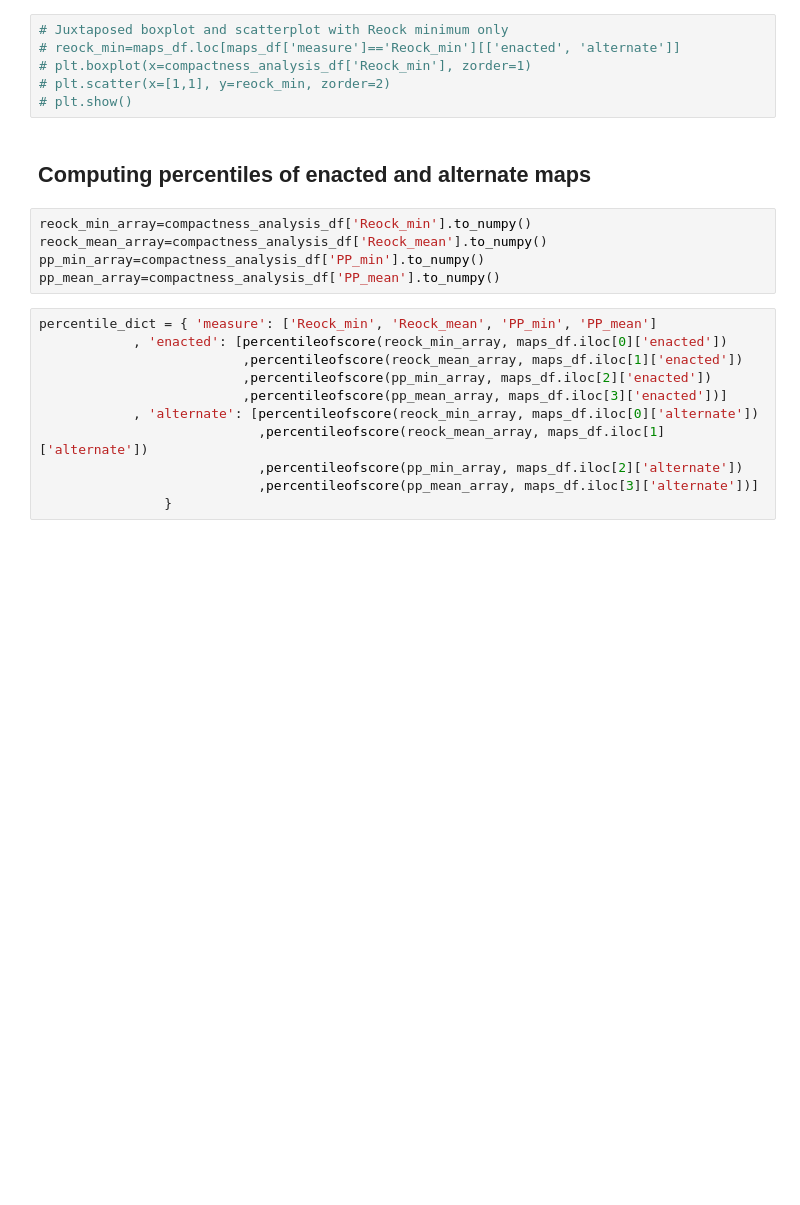
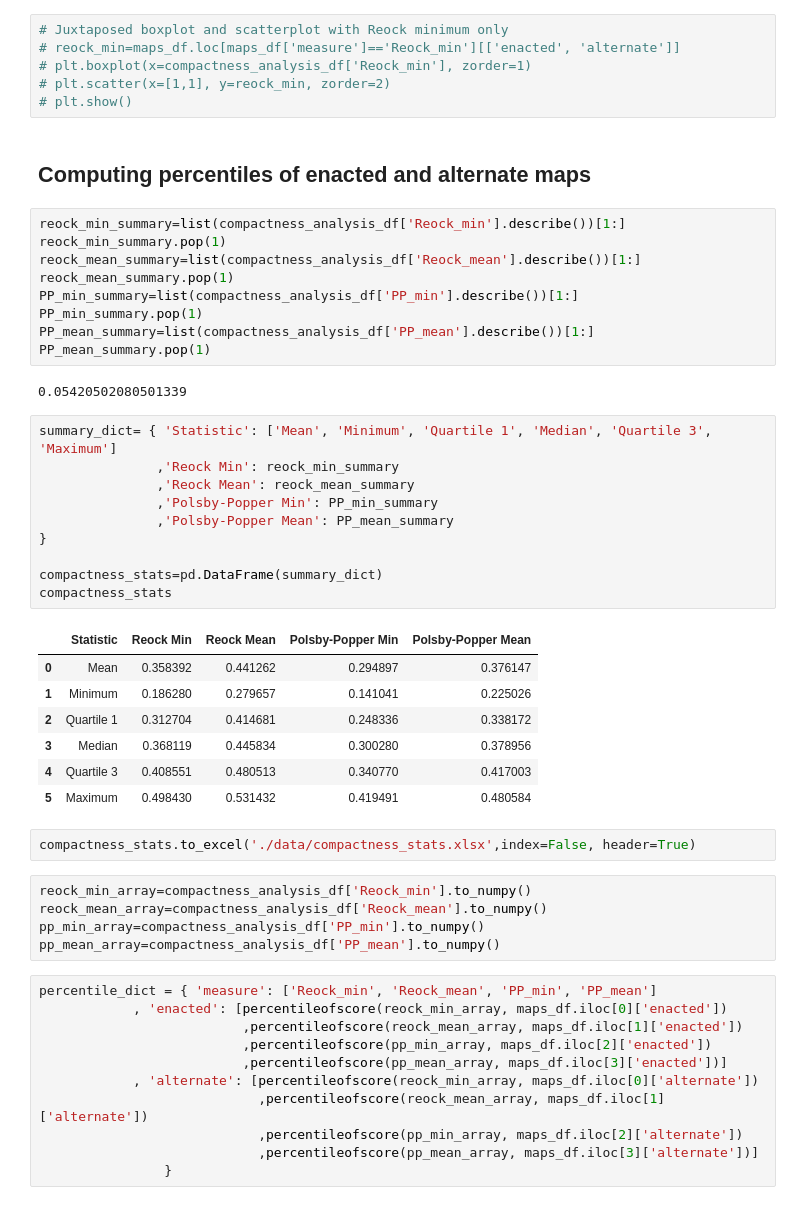
Before and after one commit to stefaniegwangphd/ia-redistricting, a Jupyter notebook: simulation_map_analysis.ipynb, the cells around one changed output. Saved outputs shown, nothing was run; the diff lists cells and outputs as text; blank space fills up the shorter version.

Commit message:
create dataframe for compactness score stats

```diff
--- a/simulation_map_analysis.ipynb
+++ b/simulation_map_analysis.ipynb
@@ -253,6 +253,37 @@ Regarding above boxplots, the enacted map is at or below the median for all metr
 # plt.show()
 # %% [markdown]
 ## Computing percentiles of enacted and alternate maps
+# %%
+reock_min_summary=list(compactness_analysis_df['Reock_min'].describe())[1:]
+reock_min_summary.pop(1)
+reock_mean_summary=list(compactness_analysis_df['Reock_mean'].describe())[1:]
+reock_mean_summary.pop(1)
+PP_min_summary=list(compactness_analysis_df['PP_min'].describe())[1:]
+PP_min_summary.pop(1)
+PP_mean_summary=list(compactness_analysis_df['PP_mean'].describe())[1:]
+PP_mean_summary.pop(1)
+# %% [output]
+0.05420502080501339
+# %%
+summary_dict= { 'Statistic': ['Mean', 'Minimum', 'Quartile 1', 'Median', 'Quartile 3', 'Maximum']
+               ,'Reock Min': reock_min_summary
+               ,'Reock Mean': reock_mean_summary
+               ,'Polsby-Popper Min': PP_min_summary
+               ,'Polsby-Popper Mean': PP_mean_summary
+}
+
+compactness_stats=pd.DataFrame(summary_dict)
+compactness_stats
+# %% [output]
+|  | Statistic | Reock Min | Reock Mean | Polsby-Popper Min | Polsby-Popper Mean |
+| 0 | Mean | 0.358392 | 0.441262 | 0.294897 | 0.376147 |
+| 1 | Minimum | 0.186280 | 0.279657 | 0.141041 | 0.225026 |
+| 2 | Quartile 1 | 0.312704 | 0.414681 | 0.248336 | 0.338172 |
+| 3 | Median | 0.368119 | 0.445834 | 0.300280 | 0.378956 |
+| 4 | Quartile 3 | 0.408551 | 0.480513 | 0.340770 | 0.417003 |
+| 5 | Maximum | 0.498430 | 0.531432 | 0.419491 | 0.480584 |
+# %%
+compactness_stats.to_excel('./data/compactness_stats.xlsx',index=False, header=True)
 # %%
 reock_min_array=compactness_analysis_df['Reock_min'].to_numpy()
 reock_mean_array=compactness_analysis_df['Reock_mean'].to_numpy()
```
Also changed, not shown: parts of 1 cell of this notebook, 1 other file.
